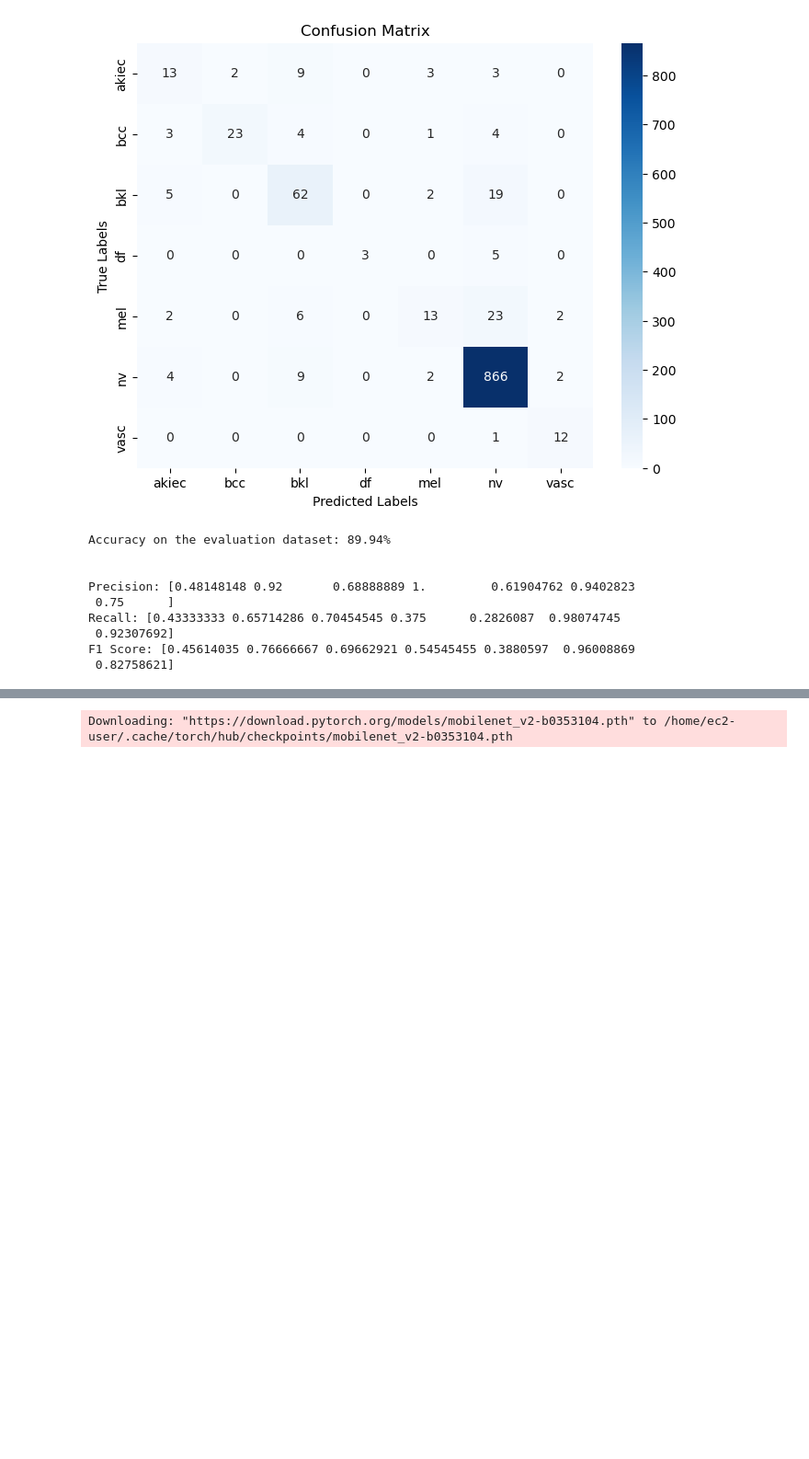
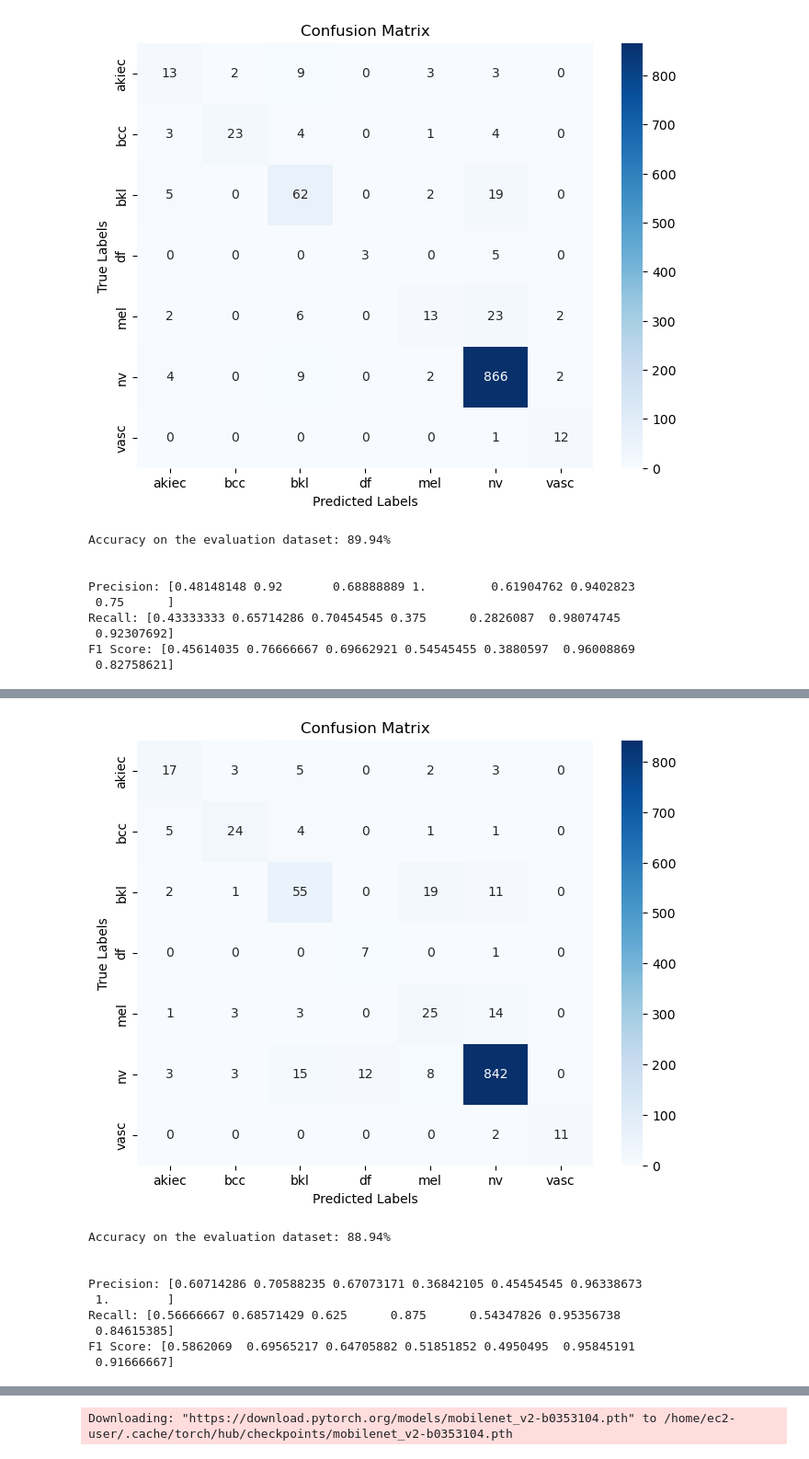
Before and after one commit to satyaram413/mosaic-ml-medical-analysis, a Jupyter notebook: mosaic-ml-melanoma-detection.ipynb, the cells around one changed output, grey strips where cells are left out. Shown at 92% size. Cells and saved outputs as stored; diff of their text form; code cells hidden in the pictures; blank space fills up the shorter version.

Commit message:
Added SqueezeNet1_1

```diff
--- a/mosaic-ml-melanoma-detection.ipynb
+++ b/mosaic-ml-melanoma-detection.ipynb
@@ -551,7 +531,7 @@ def evaluate_model(model):
     correct = 0
     total = 0
     with torch.no_grad():
-        for inputs, targets in valid_dataloader:
+        for inputs, targets in eval_dataloader:
             # Move data to the same device as the model (CPU or GPU)
             device = torch.device("cuda" if torch.cuda.is_available() else "cpu")
             model.to(device)
@@ -583,6 +563,7 @@ def evaluate_model(model):
     plt.title("Confusion Matrix")
     plt.show()
 
+
     # Print the results
     accuracy = 100 * correct / total
     print(f"Accuracy on the evaluation dataset: {accuracy:.2f}%")
@@ -633,11 +614,11 @@ def transform_images(image_size, crop_size=None):
     val_batch_size = 10
 
     train_dataloader = torch.utils.data.DataLoader(train_dataset, batch_size=train_batch_size, shuffle=True)
-    valid_dataloader = torch.utils.data.DataLoader(valid_dataset, batch_size=val_batch_size, shuffle=False)
+    eval_dataloader = torch.utils.data.DataLoader(valid_dataset, batch_size=val_batch_size, shuffle=False)
 
     # Note: shuffle=False causes the test dataset to not be shuffled
     test_dataloader = torch.utils.data.DataLoader(valid_dataset, batch_size=1, shuffle=False)
-    return train_dataloader, valid_dataloader, test_dataloader
+    return train_dataloader, eval_dataloader, test_dataloader
 # %%
 def test_model(model_class, model_path, image_path, image_size):
     num_classes=7
@@ -1721,0 +1759,17 @@ class_weights={
+# %%
+squeezeNetBP = SqueezeNetBP(num_classes=7)
+algorithms, optimizer,  = requirementsForModelTraining(squeezeNetBP)
+logger = InMemoryLogger()
+trainer = Trainer(
+    model=squeezeNetBP,
+    optimizers=optimizer,
+    train_dataloader=train_dataloader,
+    eval_dataloader=eval_dataloader,
+    max_duration='20ep',
+    algorithms=algorithms,
+    loggers=logger,
+    save_folder="checkpoints",
+    save_filename="squeezenet{epoch}.pt",
+    save_interval="2ep",
+    callbacks=[early_stopper]
+)
@@ -1721,0 +1794,13 @@ class_weights={
+# %%
+evaluate_model(squeezeNetBP)
+# %% [output]
+[figure, added]
+Accuracy on the evaluation dataset: 88.94%
+
+
+Precision: [0.60714286 0.70588235 0.67073171 0.36842105 0.45454545 0.96338673
+ 1.        ]
+Recall: [0.56666667 0.68571429 0.625      0.875      0.54347826 0.95356738
+ 0.84615385]
+F1 Score: [0.5862069  0.69565217 0.64705882 0.51851852 0.4950495  0.95845191
+ 0.91666667]
```
Also changed, not shown: parts of 39 cells of this notebook, 3 other files.
